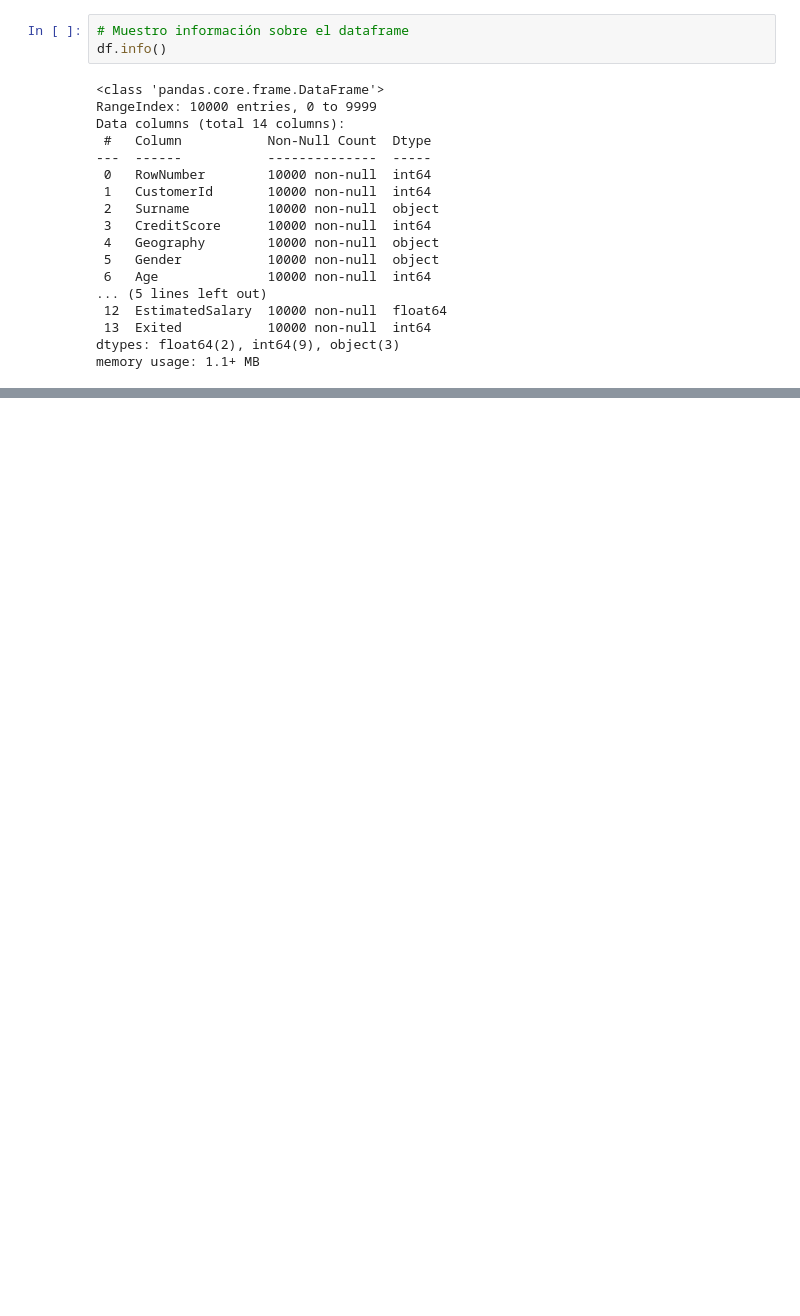
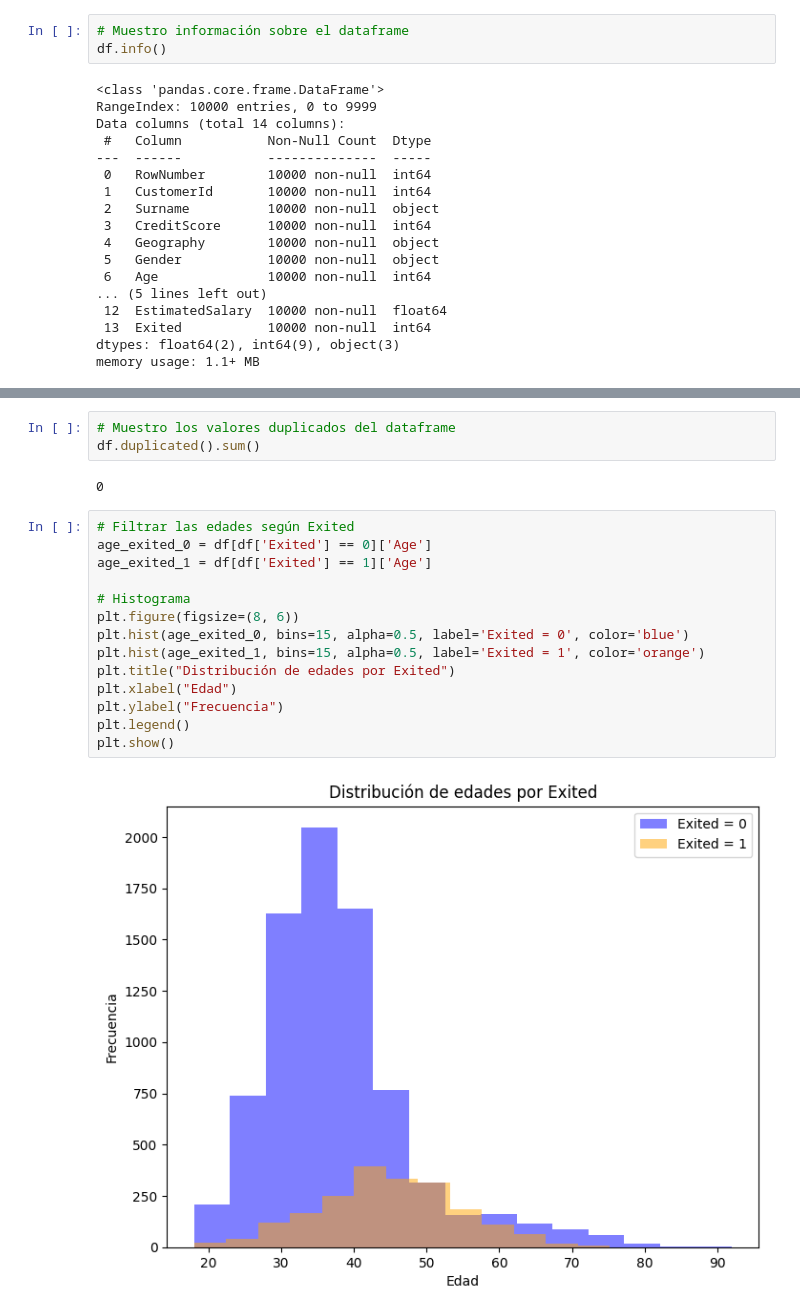
Before and after one commit to DJChincuini/Bank_Customer_Churn, a Jupyter notebook: EDA.ipynb, the cells around one changed output, grey strips where cells are left out. Drawn from its saved outputs; the diff is of its cells as text; blank space fills up the shorter version.

```diff
--- a/EDA.ipynb
+++ b/EDA.ipynb
@@ -50,0 +70,21 @@ df.describe()
+# %%
+# Muestro los valores duplicados del dataframe
+df.duplicated().sum()
+# %% [output]
+0
+# %%
+# Filtrar las edades según Exited
+age_exited_0 = df[df['Exited'] == 0]['Age']
+age_exited_1 = df[df['Exited'] == 1]['Age']
+
+# Histograma
+plt.figure(figsize=(8, 6))
+plt.hist(age_exited_0, bins=15, alpha=0.5, label='Exited = 0', color='blue')
+plt.hist(age_exited_1, bins=15, alpha=0.5, label='Exited = 1', color='orange')
+plt.title("Distribución de edades por Exited")
+plt.xlabel("Edad")
+plt.ylabel("Frecuencia")
+plt.legend()
+plt.show()
+# %% [output]
+[figure, added]
```
Also changed, not shown: parts of 2 cells of this notebook.
